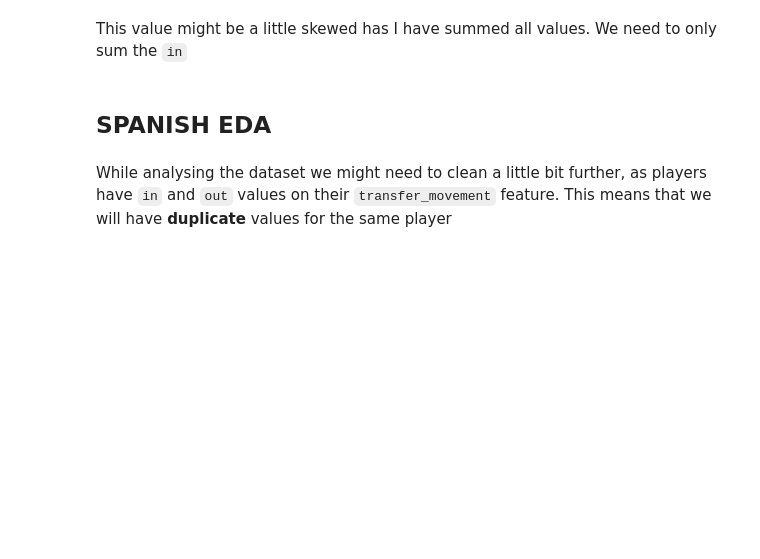
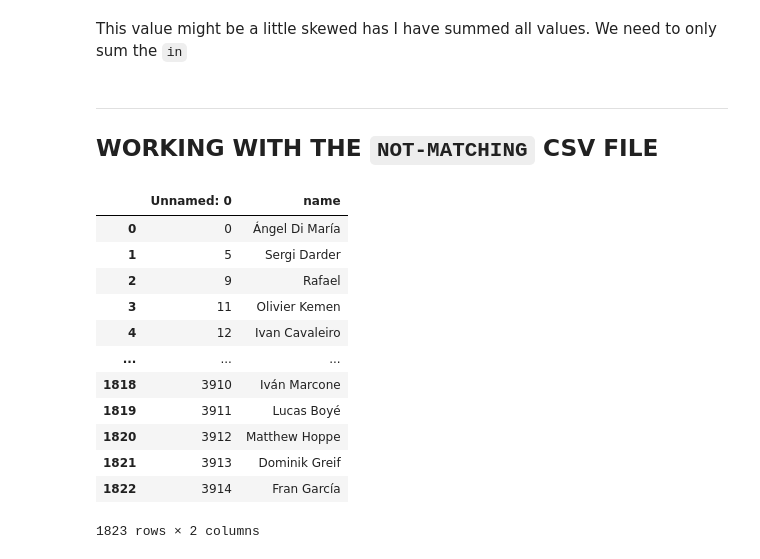
Before and after one commit to michaelschafhauser/market_value_predictor, a Jupyter notebook: notebooks/joao_robarts_nb.ipynb, the cells around one changed output. Cells and saved outputs as stored; diff of their text form; code cells hidden in the pictures; blank space fills up the shorter version.

```diff
--- a/notebooks/joao_robarts_nb.ipynb
+++ b/notebooks/joao_robarts_nb.ipynb
@@ -126,8 +172,24 @@ fifa_df[fifa_df['long_name'].str.contains('Iván Martos')]
 ### Which clubs have made the most money out of transfers?
 # %% [markdown]
 This value might be a little skewed has I have summed all values. We need to only sum the `in`
-# %% [markdown]
-## SPANISH EDA
-# %% [markdown]
-While analysing the dataset we might need to clean a little bit further, as players have `in` and `out` values on their `transfer_movement` feature.
-This means that we will have **duplicate** values for the same player
+# %% [markdown]
+----
+## WORKING WITH THE `NOT-MATCHING` CSV FILE
+# %%
+no_match_df = pd.read_csv('../raw_data/not_matching_names.csv')
+# %%
+no_match_df
+# %% [output]
+|  | Unnamed: 0 | name |
+| 0 | 0 | Ángel Di María |
+| 1 | 5 | Sergi Darder |
+| 2 | 9 | Rafael |
+| 3 | 11 | Olivier Kemen |
+| 4 | 12 | Ivan Cavaleiro |
+| ... | ... | ... |
+| 1818 | 3910 | Iván Marcone |
+| 1819 | 3911 | Lucas Boyé |
+| 1820 | 3912 | Matthew Hoppe |
+| 1821 | 3913 | Dominik Greif |
+| 1822 | 3914 | Fran García |
+1823 rows × 2 columns
```
Also changed, not shown: parts of 31 cells of this notebook, 1 other file.
